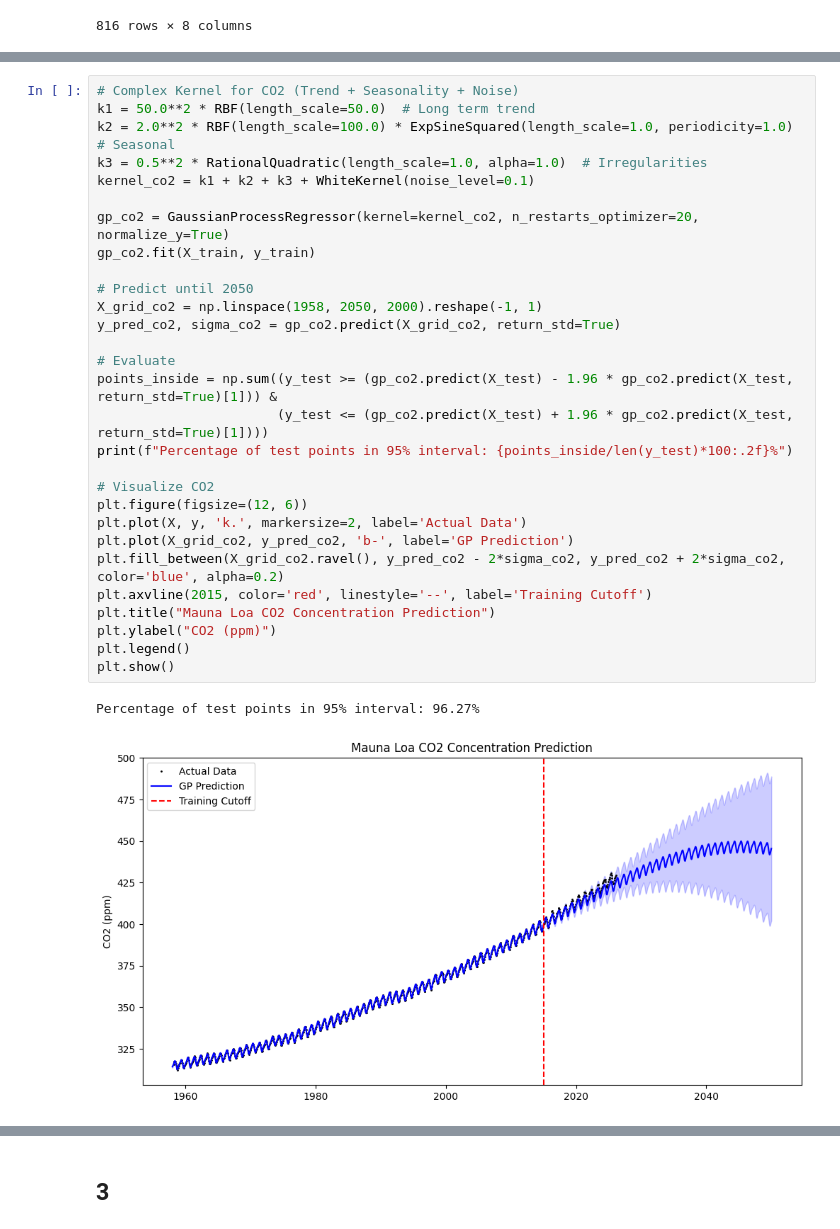
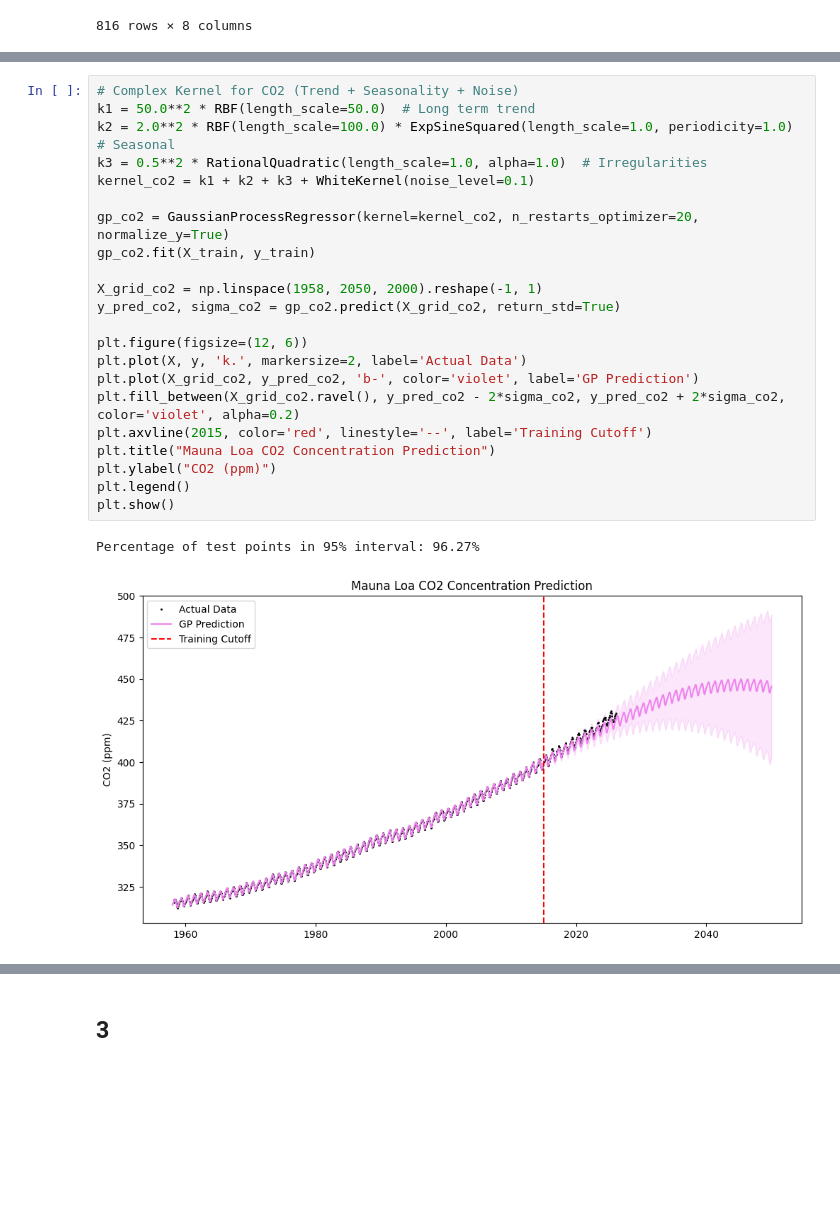
Before and after one commit to MariaNowacka/ml, a Jupyter notebook: apl_math/ml3.ipynb, the cells around one changed output, grey strips where cells are left out. Saved outputs shown, nothing was run; the diff lists cells and outputs as text; blank space fills up the shorter version.

```diff
--- a/apl_math/ml3.ipynb
+++ b/apl_math/ml3.ipynb
@@ -355,32 +343,25 @@ Processing Mauna Loa CO2 Data...
 # %%
 # Complex Kernel for CO2 (Trend + Seasonality + Noise)
 k1 = 50.0**2 * RBF(length_scale=50.0)  # Long term trend
 k2 = 2.0**2 * RBF(length_scale=100.0) * ExpSineSquared(length_scale=1.0, periodicity=1.0)  # Seasonal
 k3 = 0.5**2 * RationalQuadratic(length_scale=1.0, alpha=1.0)  # Irregularities
 kernel_co2 = k1 + k2 + k3 + WhiteKernel(noise_level=0.1)
 
 gp_co2 = GaussianProcessRegressor(kernel=kernel_co2, n_restarts_optimizer=20, normalize_y=True)
 gp_co2.fit(X_train, y_train)
 
-# Predict until 2050
 X_grid_co2 = np.linspace(1958, 2050, 2000).reshape(-1, 1)
 y_pred_co2, sigma_co2 = gp_co2.predict(X_grid_co2, return_std=True)
 
-# Evaluate
-points_inside = np.sum((y_test >= (gp_co2.predict(X_test) - 1.96 * gp_co2.predict(X_test, return_std=True)[1])) &
-                       (y_test <= (gp_co2.predict(X_test) + 1.96 * gp_co2.predict(X_test, return_std=True)[1])))
-print(f"Percentage of test points in 95% interval: {points_inside/len(y_test)*100:.2f}%")
-
-# Visualize CO2
 plt.figure(figsize=(12, 6))
 plt.plot(X, y, 'k.', markersize=2, label='Actual Data')
-plt.plot(X_grid_co2, y_pred_co2, 'b-', label='GP Prediction')
-plt.fill_between(X_grid_co2.ravel(), y_pred_co2 - 2*sigma_co2, y_pred_co2 + 2*sigma_co2, color='blue', alpha=0.2)
+plt.plot(X_grid_co2, y_pred_co2, 'b-', color='violet', label='GP Prediction')
+plt.fill_between(X_grid_co2.ravel(), y_pred_co2 - 2*sigma_co2, y_pred_co2 + 2*sigma_co2, color='violet', alpha=0.2)
 plt.axvline(2015, color='red', linestyle='--', label='Training Cutoff')
 plt.title("Mauna Loa CO2 Concentration Prediction")
 plt.ylabel("CO2 (ppm)")
 plt.legend()
 plt.show()
 # %% [output]
 Percentage of test points in 95% interval: 96.27%
-[figure, old version]
+[figure, new version]
```
Also changed, not shown: parts of 22 cells of this notebook.
